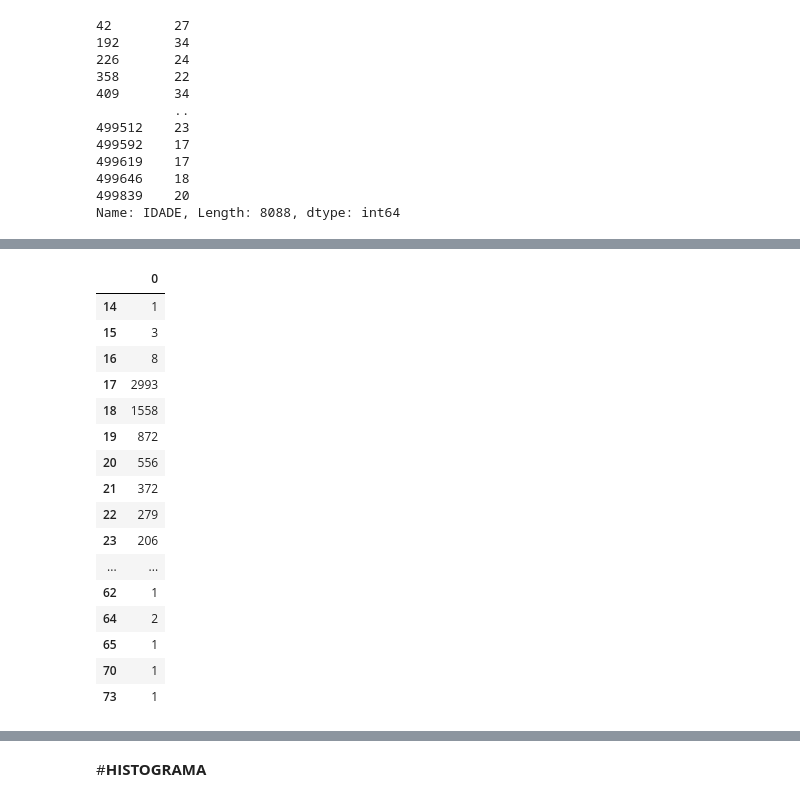
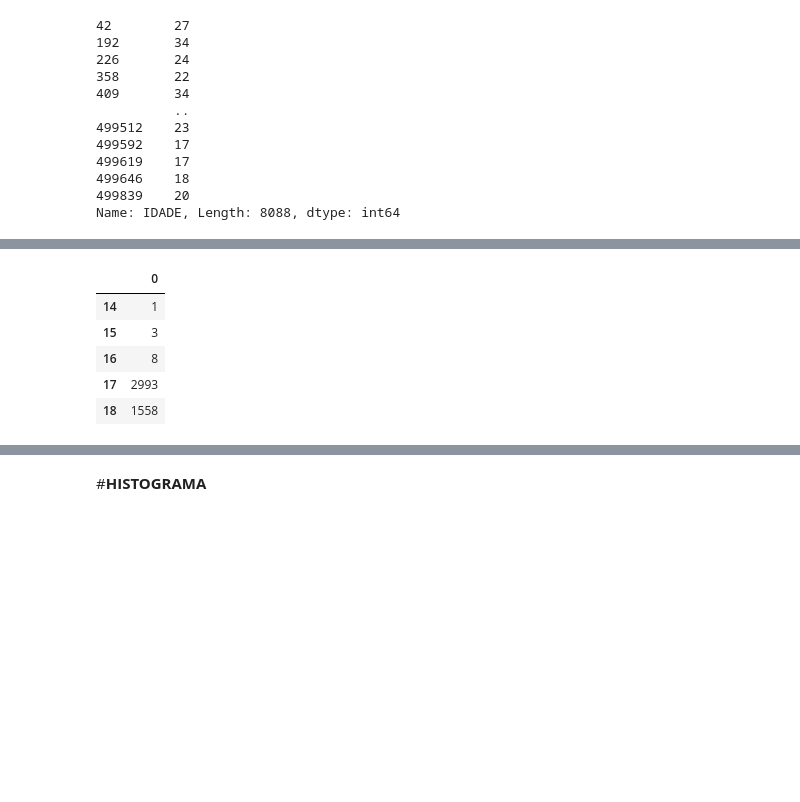
Before and after one commit to mateus-neres/Analise_estatistica_enem_2019, a Jupyter notebook: Distribuicao_De_Frequencia_Etapa03.ipynb, the cells around one changed output, grey strips where cells are left out. Drawn from its saved outputs; the diff is of its cells as text; code cells hidden in the pictures; blank space fills up the shorter version.

```diff
--- a/Distribuicao_De_Frequencia_Etapa03.ipynb
+++ b/Distribuicao_De_Frequencia_Etapa03.ipynb
@@ -101,23 +79,12 @@ freq_absoluta
 # %%
 freq_absoluta = freq_absoluta.sort_index(ascending=True)
-freq_absoluta
+freq_absoluta.head()
 # %% [output]
 |  | 0 |
 | 14 | 1 |
 | 15 | 3 |
 | 16 | 8 |
 | 17 | 2993 |
 | 18 | 1558 |
-| 19 | 872 |
-| 20 | 556 |
-| 21 | 372 |
-| 22 | 279 |
-| 23 | 206 |
-| ... | ... |
-| 62 | 1 |
-| 64 | 2 |
-| 65 | 1 |
-| 70 | 1 |
-| 73 | 1 |
 # %%
 freq_relativa = freq_absoluta / freq_absoluta.sum()
```
Also changed, not shown: parts of 4 cells of this notebook.
